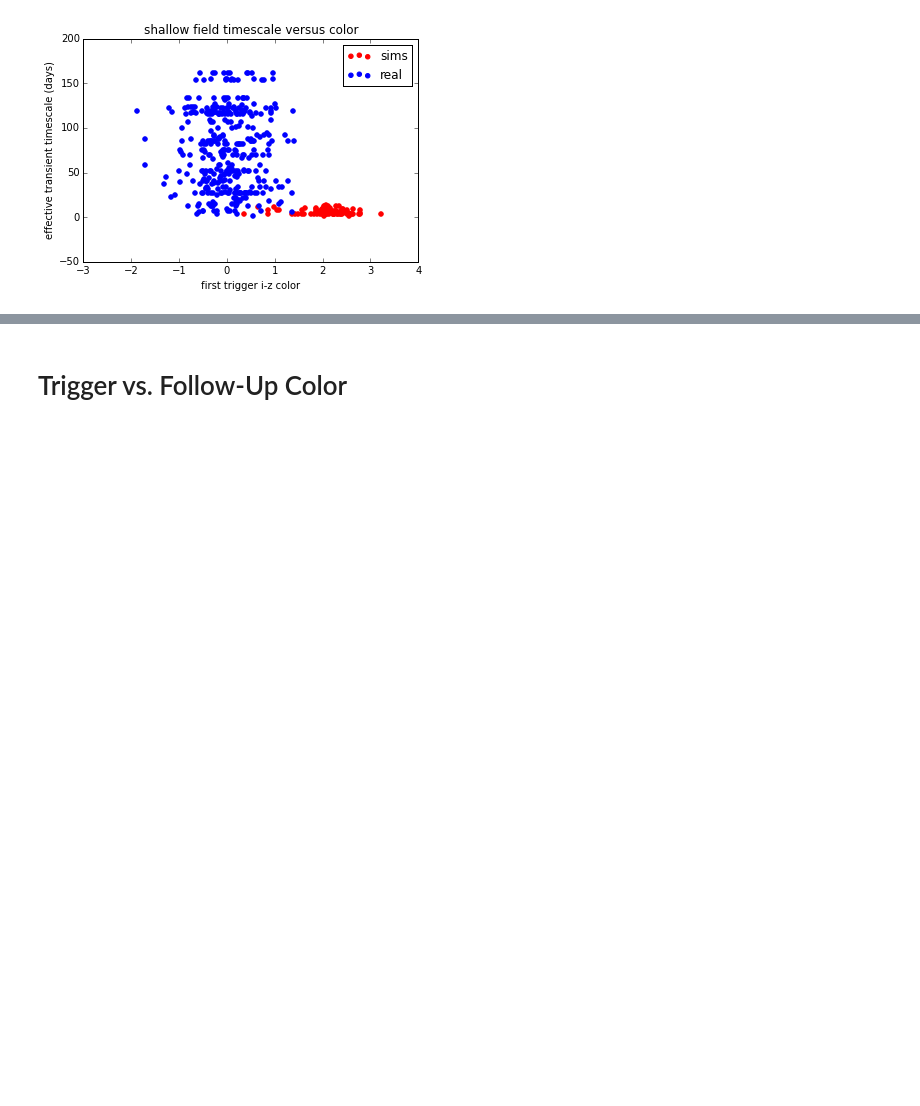
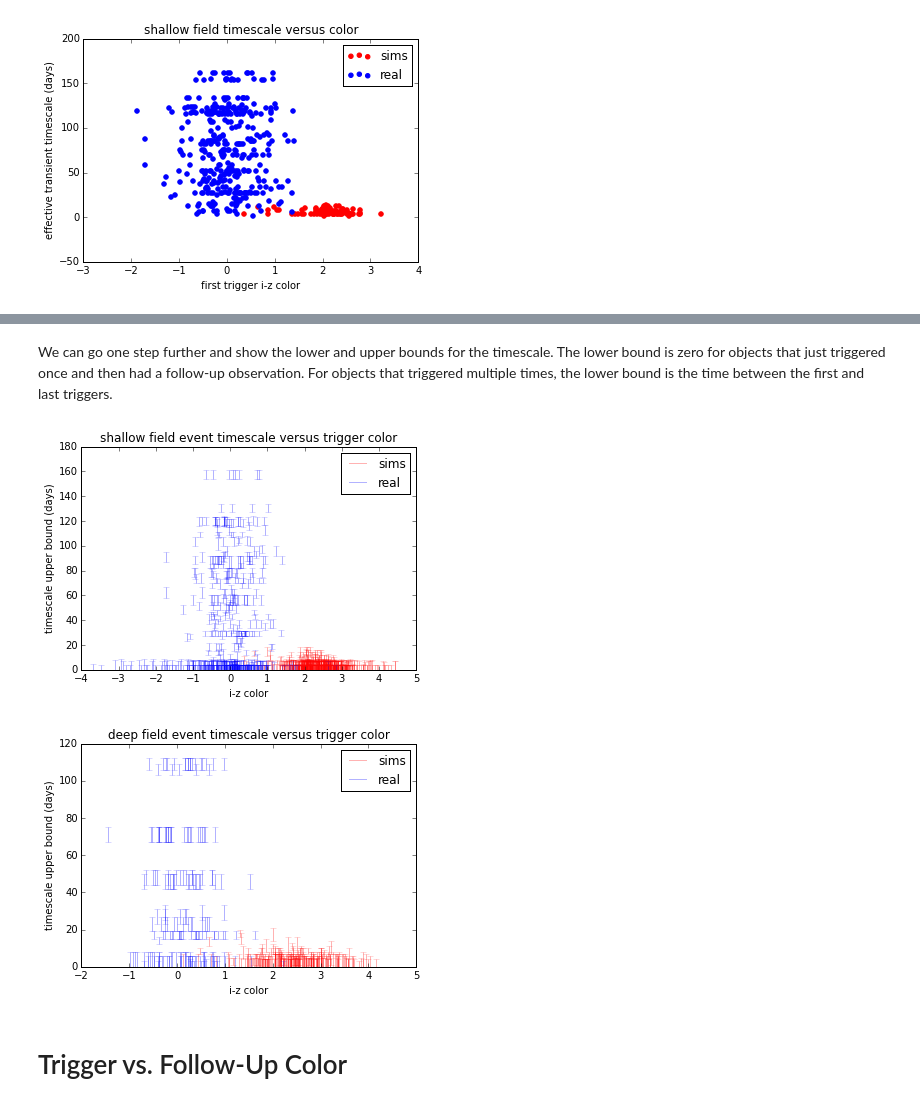
Before and after one commit to zodoctor/DES_KN_SNFIELDS, a Jupyter notebook: plots071515.ipynb, the cells around one changed output, grey strips where cells are left out. Drawn from its saved outputs; the diff is of its cells as text; code cells hidden in the pictures; blank space fills up the shorter version.

```diff
--- a/plots071515.ipynb
+++ b/plots071515.ipynb
@@ -512,3 +507,39 @@ There are some very weird outliers above in deep field sims....check out what's
+# %% [markdown]
+We can go one step further and show the lower and upper bounds for the timescale.  The lower bound is zero for objects that just triggered once and then had a follow-up observation.  For objects that triggered multiple times, the lower bound is the time between the first and last triggers.
+# %%
+cols = ['r','b']
+titles = ['shallow field event timescale versus trigger color', 'deep field event timescale versus trigger color']
+for n,fieldtype in enumerate(fieldtypes):
+    plt.figure();
+    for f,filetype in enumerate(filetypes):
+        color = dict1[filetype+'_'+fieldtype]['colors'][dict1[filetype+'_'+fieldtype]['trigs'] &
+                                                        (~dict1[filetype+'_'+fieldtype]['photoZcutsel']) &
+                                                            dict1[filetype+'_'+fieldtype]['detections']]
+        itime = dict1[filetype+'_'+fieldtype]['idetMJD'][dict1[filetype+'_'+fieldtype]['trigs'] &
+                                                         (~dict1[filetype+'_'+fieldtype]['photoZcutsel']) &
+                                                            dict1[filetype+'_'+fieldtype]['detections']]
+        ztime = dict1[filetype+'_'+fieldtype]['zdetMJD'][dict1[filetype+'_'+fieldtype]['trigs'] &
+                                                         (~dict1[filetype+'_'+fieldtype]['photoZcutsel']) &
+                                                            dict1[filetype+'_'+fieldtype]['detections']]
+        trigtimes = dict1[filetype+'_'+fieldtype]['cnites'][dict1[filetype+'_'+fieldtype]['trigs'] &
+                                                            (~dict1[filetype+'_'+fieldtype]['photoZcutsel']) &
+                                                            dict1[filetype+'_'+fieldtype]['detections']]
+        trignite = np.empty(len(trigtimes))
+        trig2 = np.empty(len(trigtimes))
+        for i in range(0,len(trignite)):
+            trignite[i] = trigtimes[i][0]
+            trig2[i] = trigtimes[i][-1]
+        mintime = trig2 - trignite
+        maxtime = ztime - trignite
+        times = [-mintime,maxtime]
+        plt.errorbar(color,np.zeros(len(color)),times,color=cols[f],alpha=0.3)
+    plt.legend(['sims','real']);
+    plt.title(titles[n])
+    plt.xlabel('i-z color')
+    plt.ylabel('timescale upper bound (days)')
+# %% [output]
+[figure, added]
+[figure, added]
 # %% [markdown]
 # Trigger vs. Follow-Up Color
 # %% [markdown]
```
Also changed, not shown: parts of 6 cells of this notebook.
